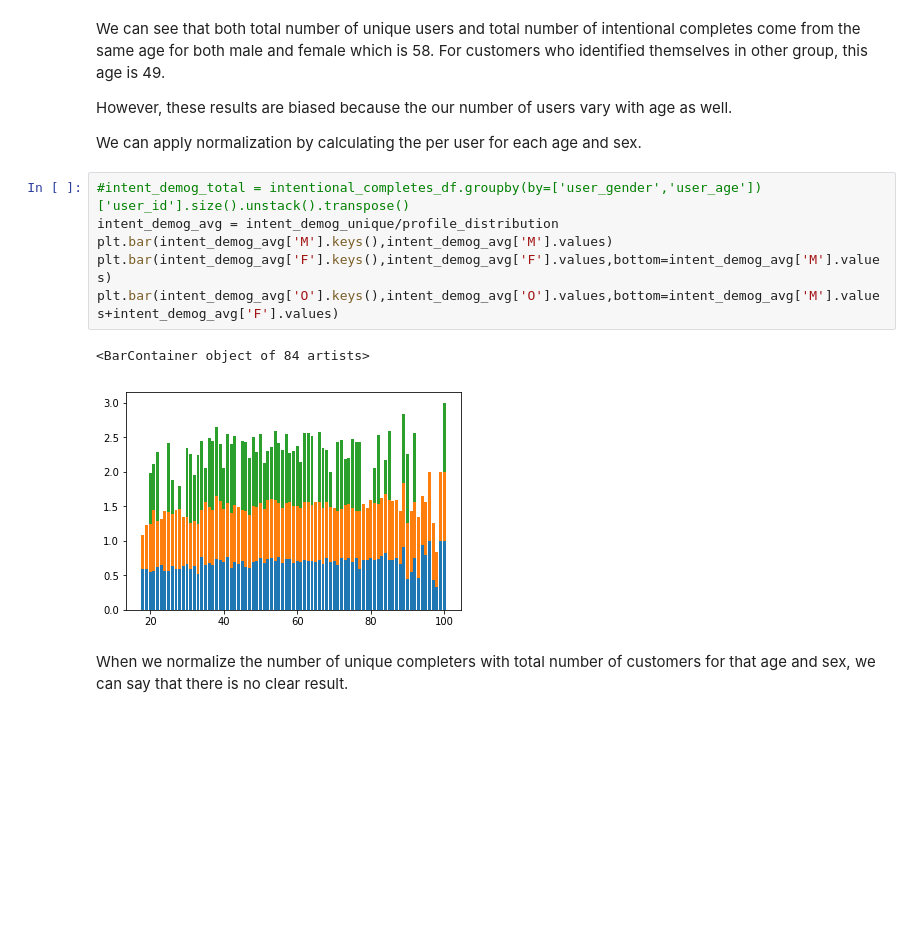
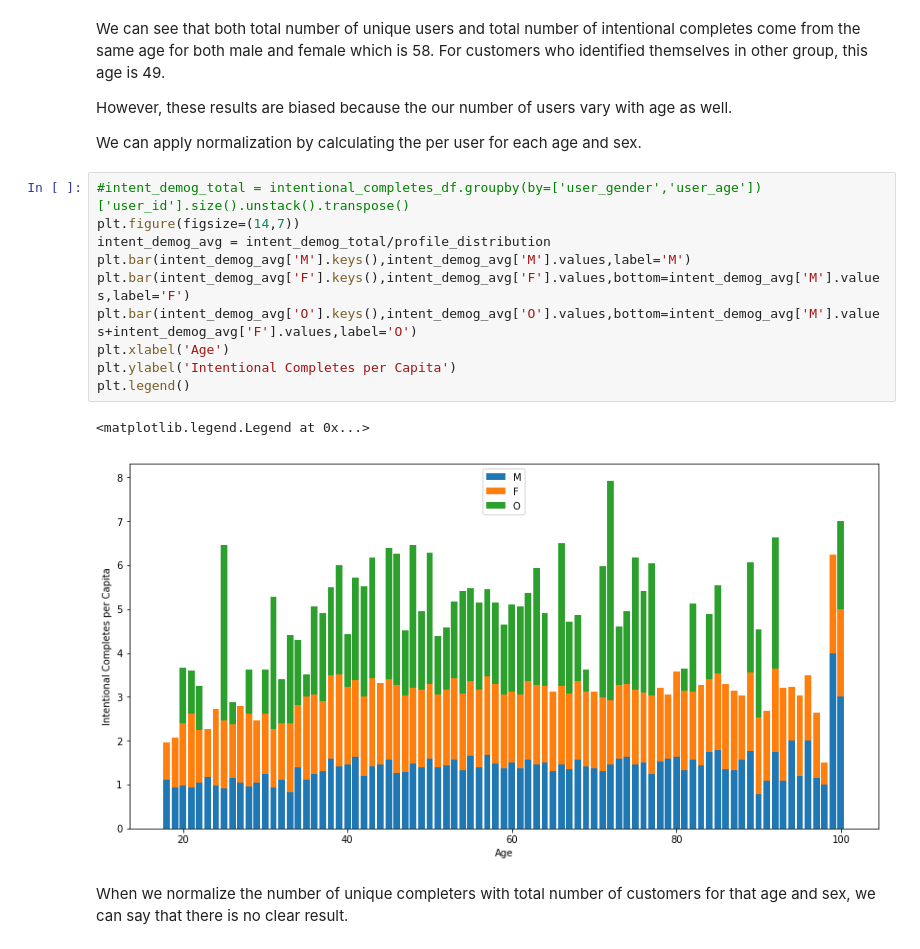
Before and after one commit to onurkapucu/Starbucks_Capstone, a Jupyter notebook: Starbucks_Capstone_notebook.ipynb, the cells around one changed output. Saved outputs shown, nothing was run; the diff lists cells and outputs as text; blank space fills up the shorter version.

```diff
--- a/Starbucks_Capstone_notebook.ipynb
+++ b/Starbucks_Capstone_notebook.ipynb
@@ -671,13 +675,17 @@ However, these results are biased because the our number of users vary with age
 We can apply normalization by calculating the per user for each age and sex.
 # %%
 #intent_demog_total = intentional_completes_df.groupby(by=['user_gender','user_age'])['user_id'].size().unstack().transpose()
-intent_demog_avg = intent_demog_unique/profile_distribution
-plt.bar(intent_demog_avg['M'].keys(),intent_demog_avg['M'].values)
-plt.bar(intent_demog_avg['F'].keys(),intent_demog_avg['F'].values,bottom=intent_demog_avg['M'].values)
-plt.bar(intent_demog_avg['O'].keys(),intent_demog_avg['O'].values,bottom=intent_demog_avg['M'].values+intent_demog_avg['F'].values)
+plt.figure(figsize=(14,7))
+intent_demog_avg = intent_demog_total/profile_distribution
+plt.bar(intent_demog_avg['M'].keys(),intent_demog_avg['M'].values,label='M')
+plt.bar(intent_demog_avg['F'].keys(),intent_demog_avg['F'].values,bottom=intent_demog_avg['M'].values,label='F')
+plt.bar(intent_demog_avg['O'].keys(),intent_demog_avg['O'].values,bottom=intent_demog_avg['M'].values+intent_demog_avg['F'].values,label='O')
+plt.xlabel('Age')
+plt.ylabel('Intentional Completes per Capita')
+plt.legend()
 # %% [output]
-<BarContainer object of 84 artists>
+<matplotlib.legend.Legend at 0x...>
-[figure, old version]
+[figure, new version]
 # %% [markdown]
 When we normalize the number of unique completers with total number of customers for that age and sex, we can say that there is no clear result.
 # %% [markdown]
```
Also changed, not shown: parts of 6 cells of this notebook.
